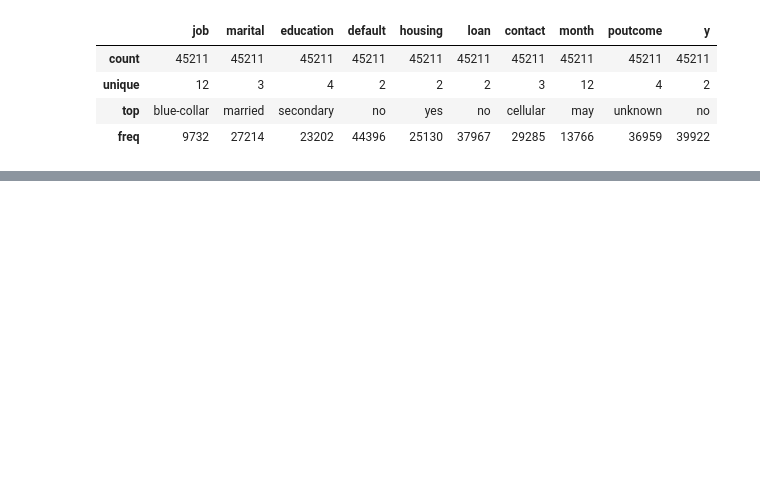
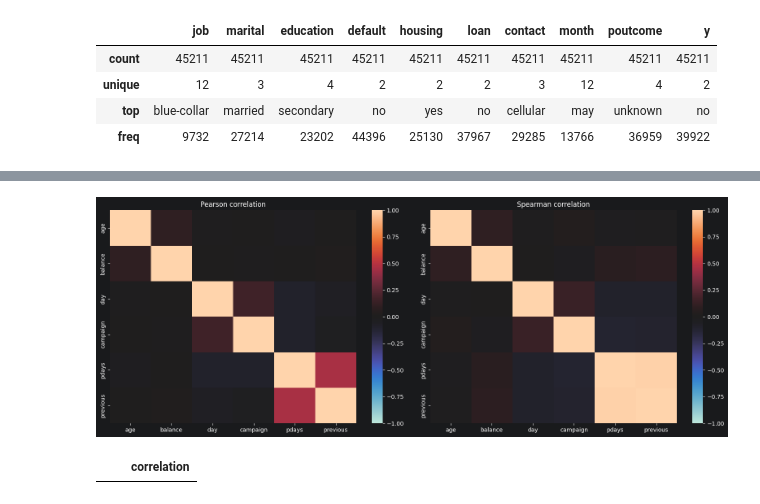
Before and after one commit to BarbieKenn/catboost-ml, a Jupyter notebook: notebooks/02_eda.ipynb, the cells around one changed output, grey strips where cells are left out. Saved outputs shown, nothing was run; the diff lists cells and outputs as text; code cells hidden in the pictures; blank space fills up the shorter version.

```diff
--- a/notebooks/02_eda.ipynb
+++ b/notebooks/02_eda.ipynb
@@ -49,0 +226,39 @@ df.describe()
+# %%
+fig, axes = plt.subplots(1, 2, figsize=(16, 6))
+
+pearson = df[num_cols].corr(method="pearson")
+spearman = df[num_cols].corr(method="spearman")
+
+sns.heatmap(
+    pearson, center=0,
+    vmin=-1, vmax=1, ax=axes[0]
+)
+axes[0].set_title("Pearson correlation")
+
+sns.heatmap(
+    spearman, center=0,
+    vmin=-1, vmax=1, ax=axes[1]
+)
+axes[1].set_title("Spearman correlation")
+
+plt.tight_layout()
+plt.show()
+# %% [output]
+[figure, added]
+# %%
+corr = df[num_cols].corr().abs()
+
+upper = corr.where(
+    np.triu(np.ones(corr.shape), k=1).astype(bool)
+)
+
+high_corr = upper.stack()
+high_corr = high_corr[high_corr > 0.9]
+
+display(
+    high_corr.sort_values(ascending=False)
+    .rename("correlation")
+    .to_frame()
+)
+# %% [output]
+|  |  | correlation |
```
Also changed, not shown: parts of 11 cells of this notebook.
